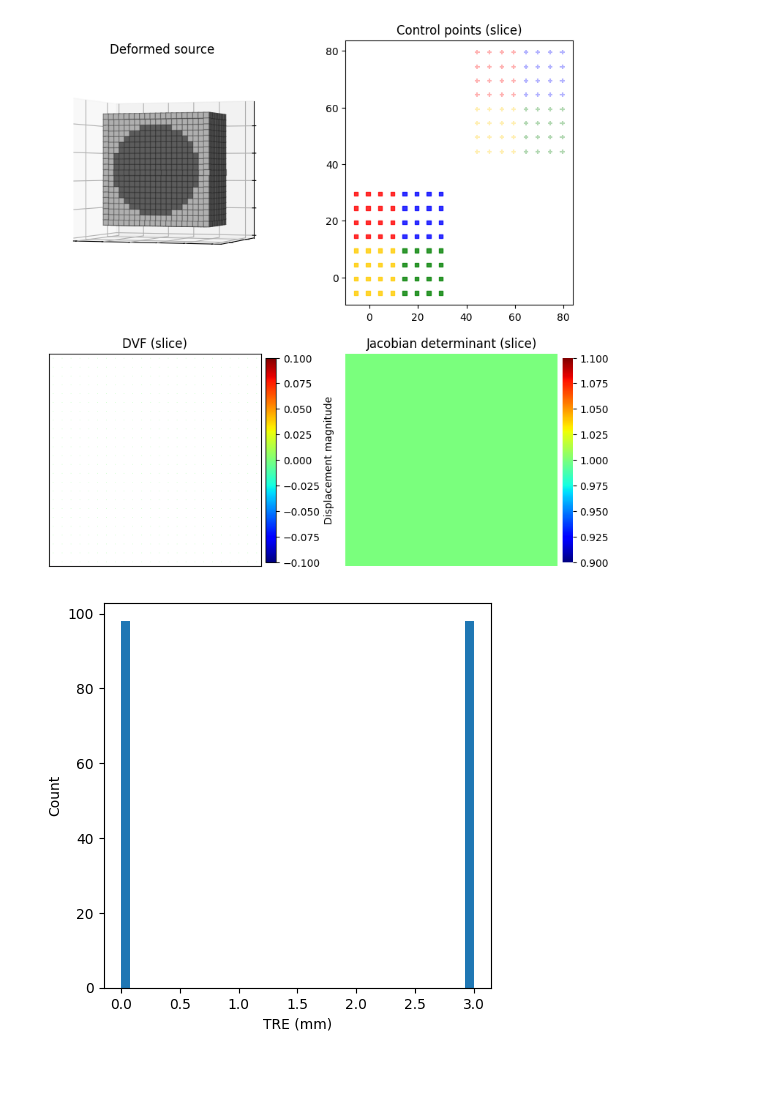
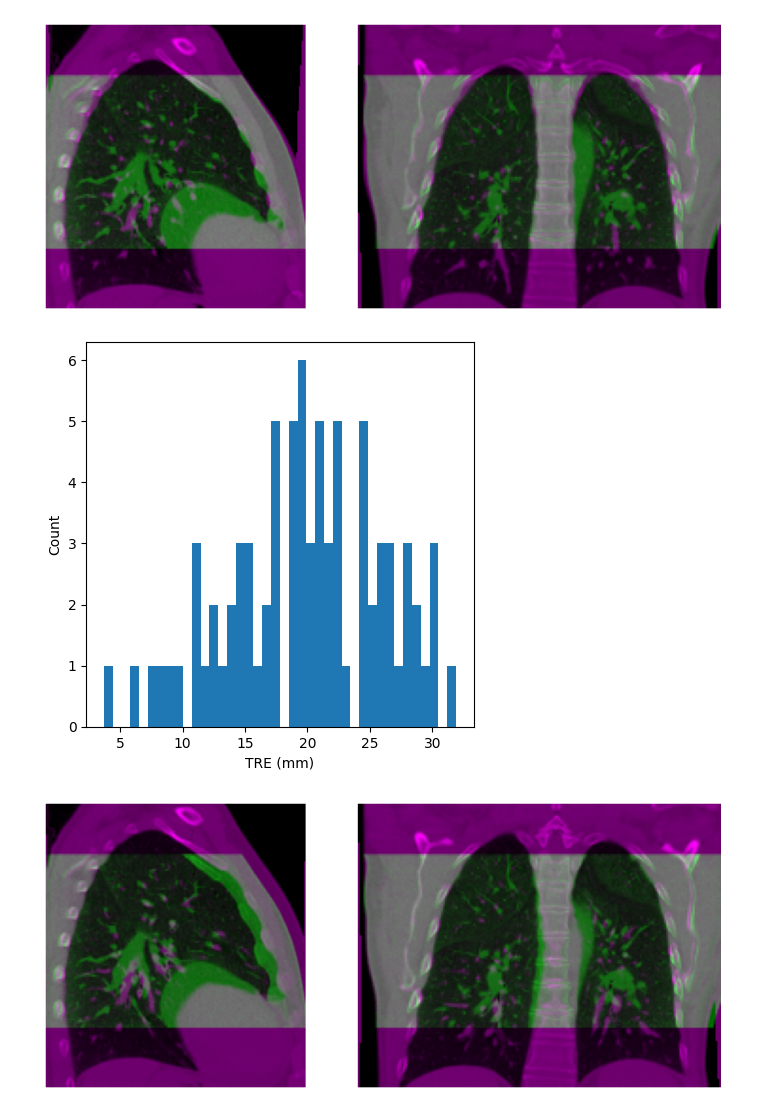
Before and after one commit to joasiee/elastix, a Jupyter notebook: experiments/notebooks/tests.ipynb, the cells around one changed output. Cells and saved outputs as stored; diff of their text form; code cells hidden in the pictures; blank space fills up the shorter version.

```diff
--- a/experiments/notebooks/tests.ipynb
+++ b/experiments/notebooks/tests.ipynb
@@ -5,9 +5,10 @@ from thesispy.experiments.validation import plot_cpoints
 from pathlib import Path
 # %%
 params = (
-    Parameters.from_base(mesh_size=5, metric="AdvancedMeanSquares", seed=1)
+    Parameters.from_base(mesh_size=5, metric="AdvancedNormalizedCorrelation", seed=1, use_mask=False)
     .asgd()
-    .stopping_criteria(0)
+    .multi_resolution(1, p_sched=[3], downsampling=True)
+    .stopping_criteria(10)
     .instance(Collection.LEARN, 1)
 )
 run_result = run(params, Path("../output/" + str(params)), suppress_stdout=True, visualize=False, validate=True)
@@ -26,2 +21,2 @@ run_result = run(params, Path("../output/" + str(params)), suppress_stdout=True,
-[figure, old version]
+[figure, new version]
-[figure, old version]
+[figure, new version]
@@ -27,0 +54,8 @@ run_result = run(params, Path("../output/" + str(params)), suppress_stdout=True,
+# %%
+fig, axes = plt.subplots(1, 2, figsize=(10, 4))
+
+plot_color_diff(run_result.deformed, fixed, 1.4, (50, slice(None), slice(None)), ax=axes[0])
+plot_color_diff(run_result.deformed, fixed, 1.0, (slice(None), 50, slice(None)), invert_y=False, ax=axes[1])
+fig.tight_layout()
+# %% [output]
+[figure, added]
```
Also changed, not shown: parts of 7 cells of this notebook, 2 other files.
